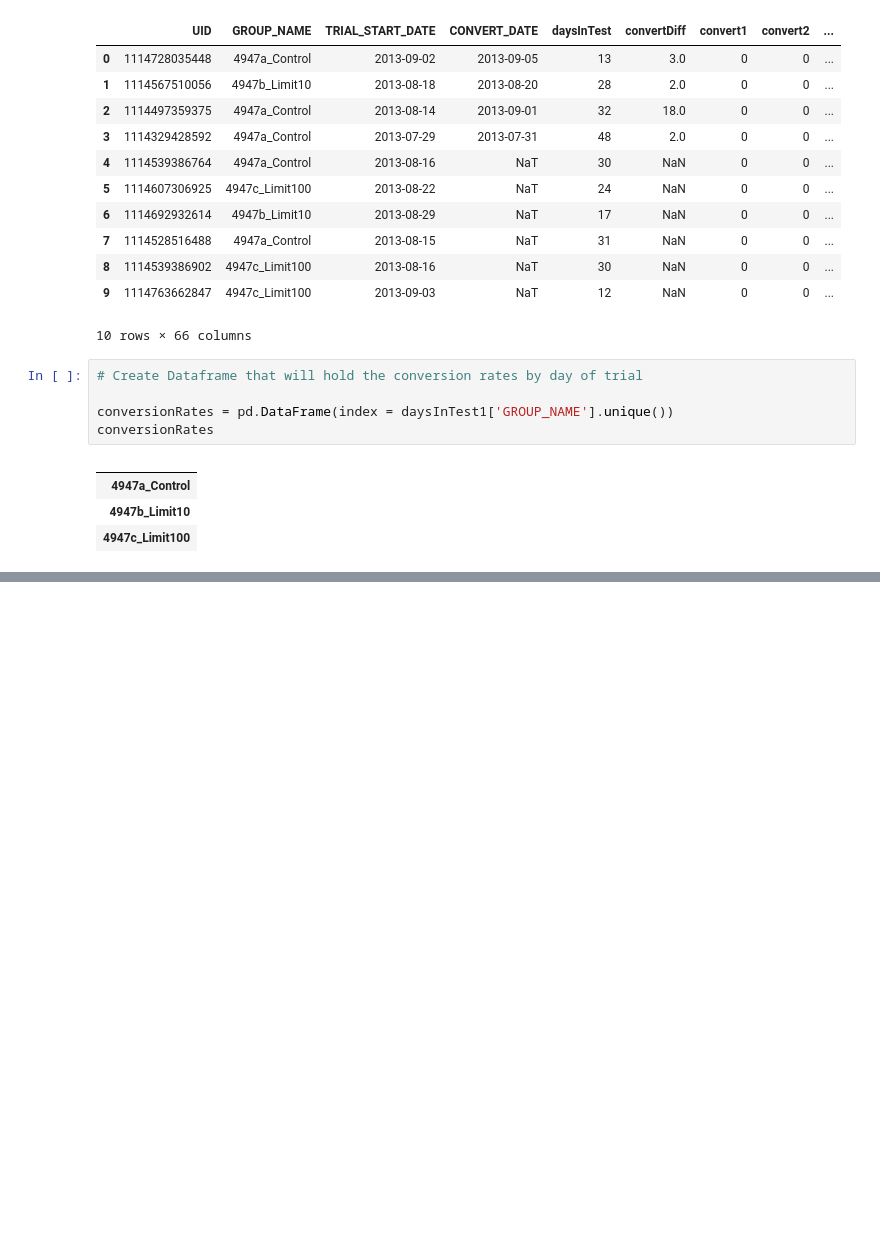
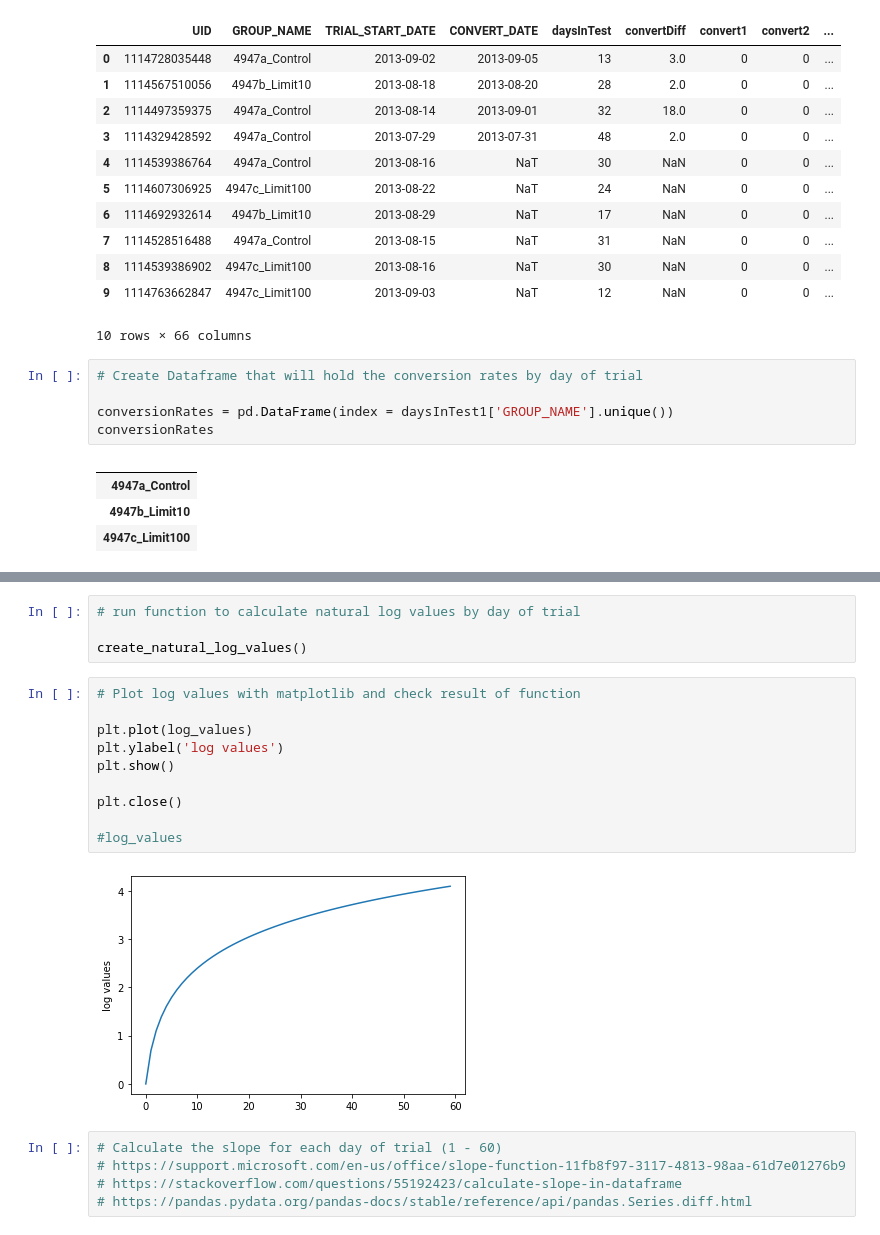
Before and after one commit to mattpupa/AB_TestForecast, a Jupyter notebook: AB_TestForecast_v1.ipynb, the cells around one changed output, grey strips where cells are left out. Cells and saved outputs as stored; diff of their text form; blank space fills up the shorter version.

```diff
--- a/AB_TestForecast_v1.ipynb
+++ b/AB_TestForecast_v1.ipynb
@@ -180,0 +198,21 @@ def create_conversion_rates():
+# %%
+# run function to calculate natural log values by day of trial
+
+create_natural_log_values()
+# %%
+# Plot log values with matplotlib and check result of function
+
+plt.plot(log_values)
+plt.ylabel('log values')
+plt.show()
+
+plt.close()
+
+#log_values
+# %% [output]
+[figure, added]
+# %%
+# Calculate the slope for each day of trial (1 - 60)
+# https://support.microsoft.com/en-us/office/slope-function-11fb8f97-3117-4813-98aa-61d7e01276b9
+# https://stackoverflow.com/questions/55192423/calculate-slope-in-dataframe
+# https://pandas.pydata.org/pandas-docs/stable/reference/api/pandas.Series.diff.html
```
Also changed, not shown: parts of 11 cells of this notebook.
